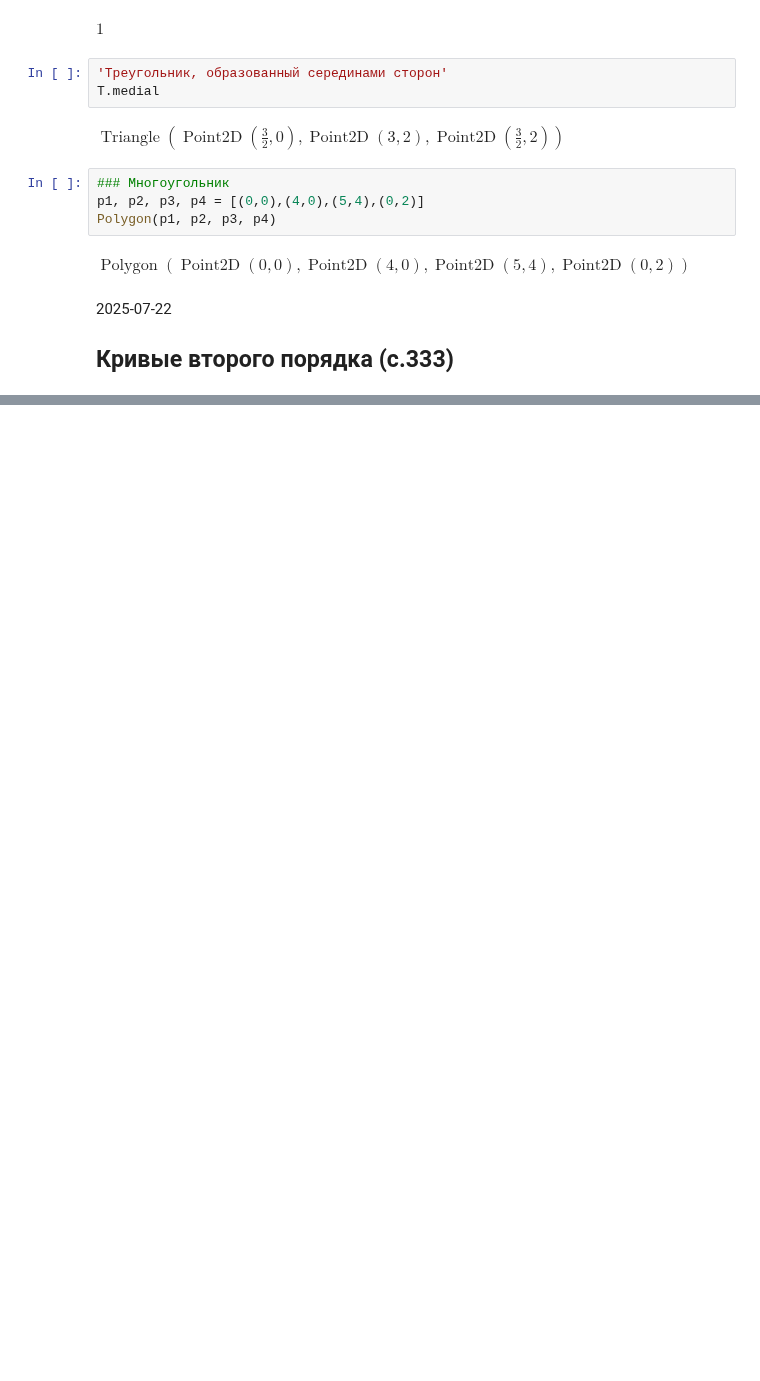
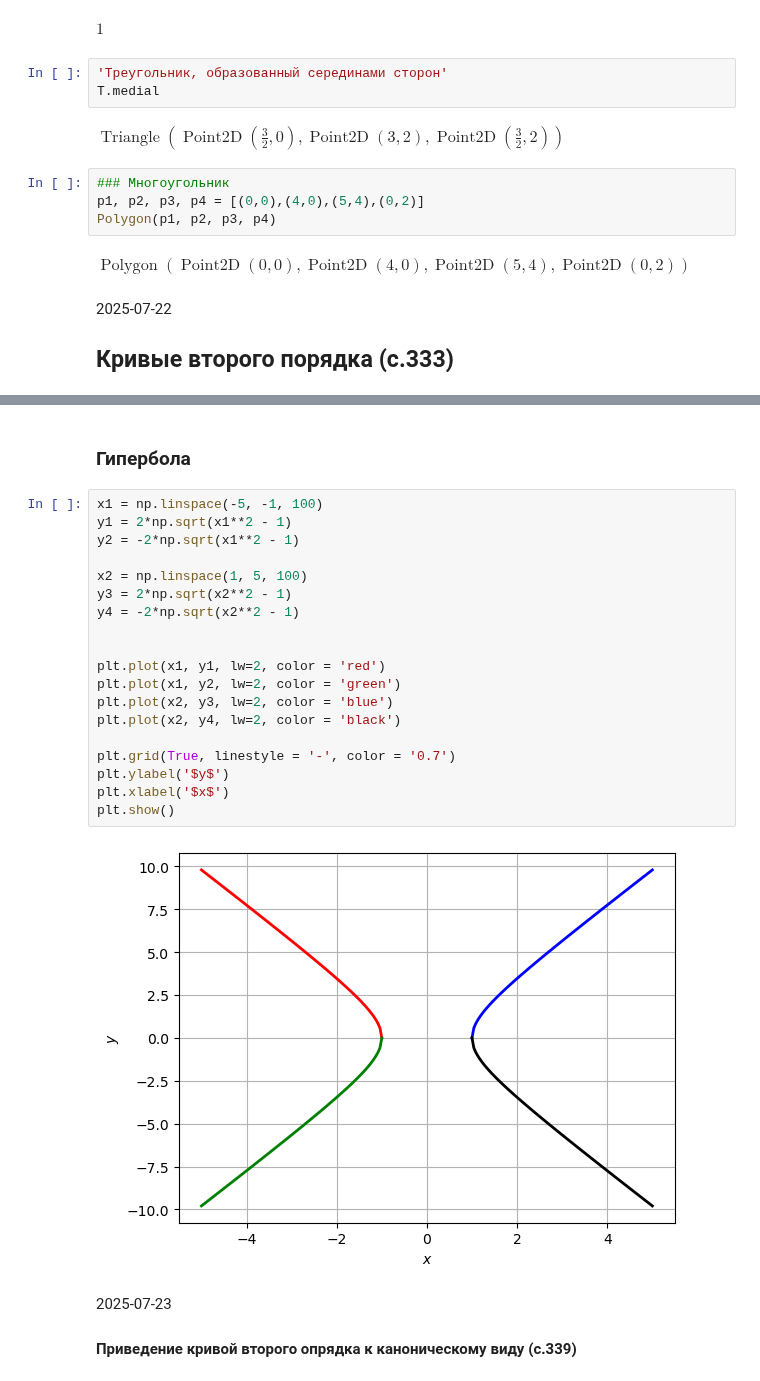
Before and after one commit to igor-novozhilov/Math_with_Python, a Jupyter notebook: 2025-05-13_Matematika_na_Python.ipynb, the cells around one changed output, grey strips where cells are left out. Saved outputs shown, nothing was run; the diff lists cells and outputs as text; blank space fills up the shorter version.

```diff
--- a/2025-05-13_Matematika_na_Python.ipynb
+++ b/2025-05-13_Matematika_na_Python.ipynb
@@ -2273,0 +2440,26 @@ $\displaystyle \operatorname{Polygon}\left(\operatorname{Point2D}\left(0, 0\righ
+# %% [markdown]
+### Гипербола
+# %%
+x1 = np.linspace(-5, -1, 100)
+y1 = 2*np.sqrt(x1**2 - 1)
+y2 = -2*np.sqrt(x1**2 - 1)
+
+x2 = np.linspace(1, 5, 100)
+y3 = 2*np.sqrt(x2**2 - 1)
+y4 = -2*np.sqrt(x2**2 - 1)
+
+
+plt.plot(x1, y1, lw=2, color = 'red')
+plt.plot(x1, y2, lw=2, color = 'green')
+plt.plot(x2, y3, lw=2, color = 'blue')
+plt.plot(x2, y4, lw=2, color = 'black')
+
+plt.grid(True, linestyle = '-', color = '0.7')
+plt.ylabel('$y$')
+plt.xlabel('$x$')
+plt.show()
+# %% [output]
+[figure, added]
+# %% [markdown]
+2025-07-23
+#### Приведение кривой второго опрядка к каноническому виду (с.339)
```
Also changed, not shown: parts of 23 cells of this notebook.
